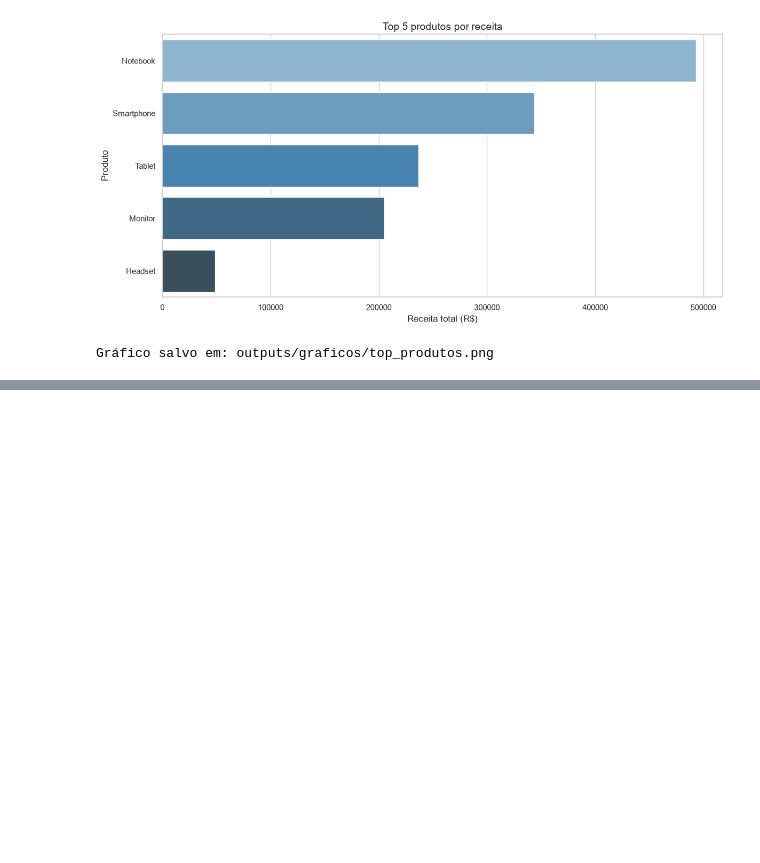
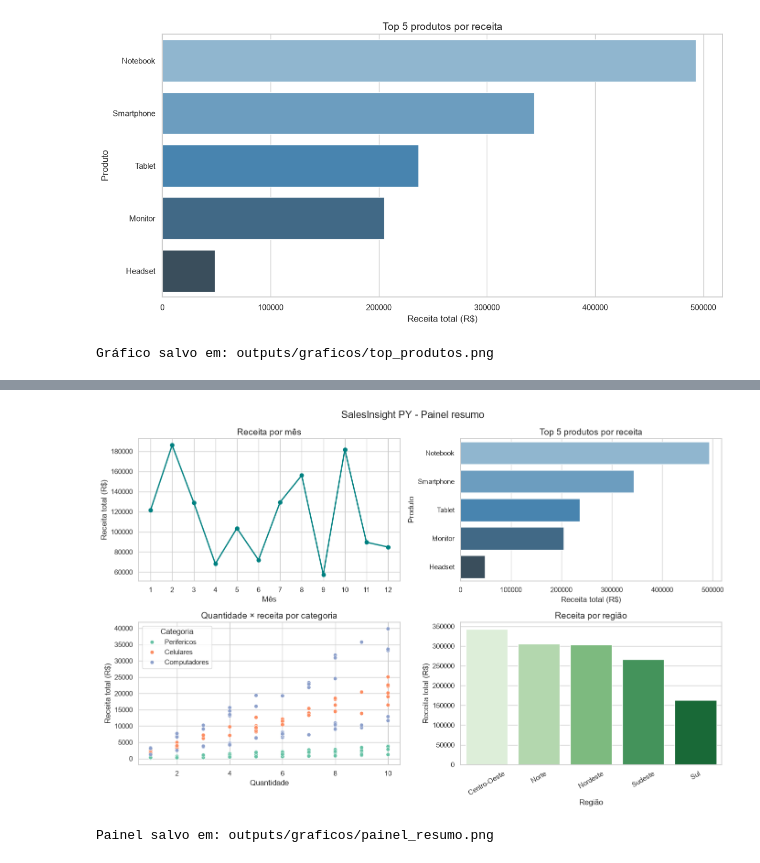
Before and after one commit to andrefng/salesinsight-py, a Jupyter notebook: salesinsight.ipynb, the cells around one changed output, grey strips where cells are left out. Drawn from its saved outputs; the diff is of its cells as text; code cells hidden in the pictures; blank space fills up the shorter version.

```diff
--- a/salesinsight.ipynb
+++ b/salesinsight.ipynb
@@ -538,0 +670,7 @@ Gráfico salvo em: outputs/graficos/top_produtos.png
+# %%
+caminho_painel = criar_painel_resumo(df, metricas)
+
+print(f"Painel salvo em: {caminho_painel}")
+# %% [output]
+[figure, added]
+Painel salvo em: outputs/graficos/painel_resumo.png
```
Also changed, not shown: parts of 3 cells of this notebook, 1 other file.
